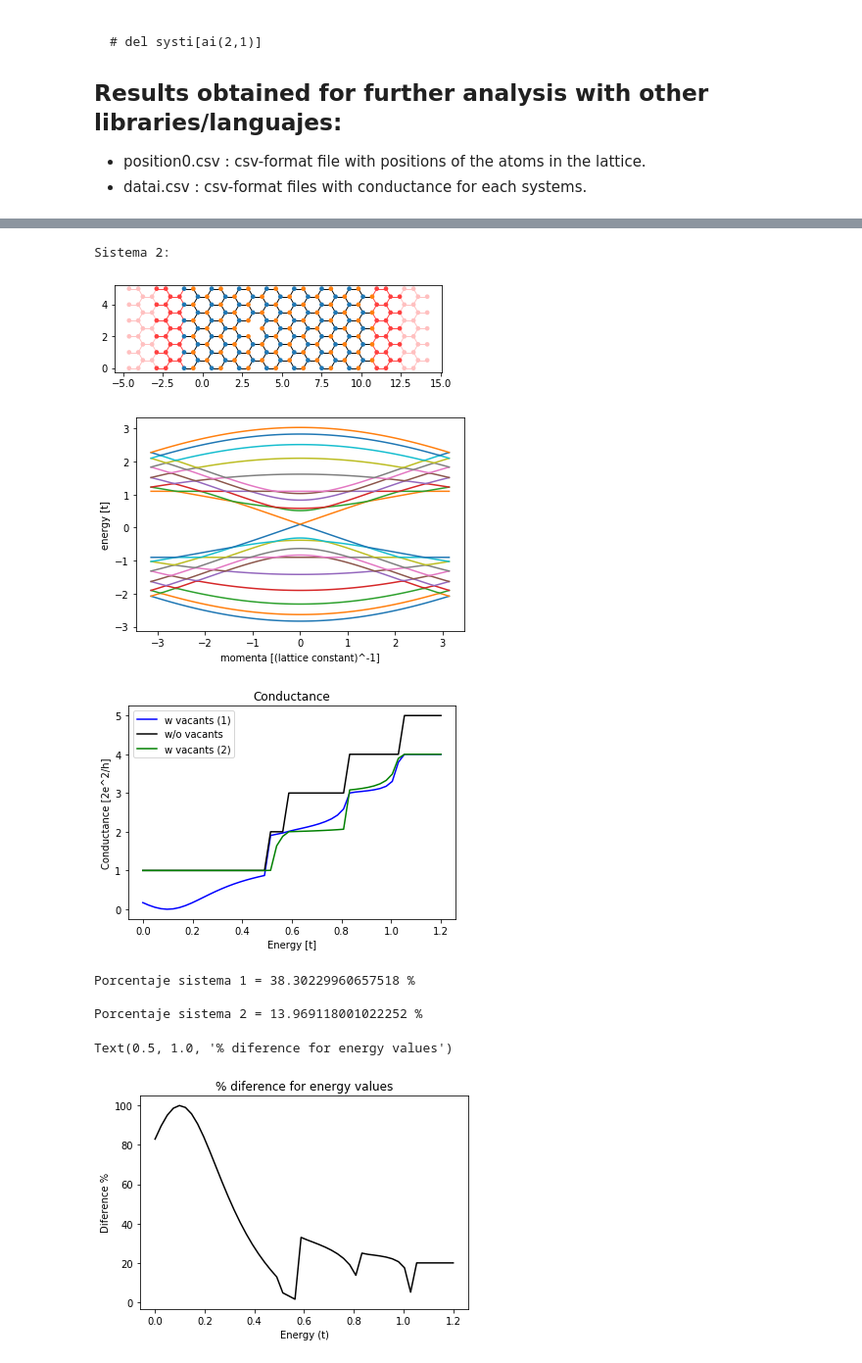
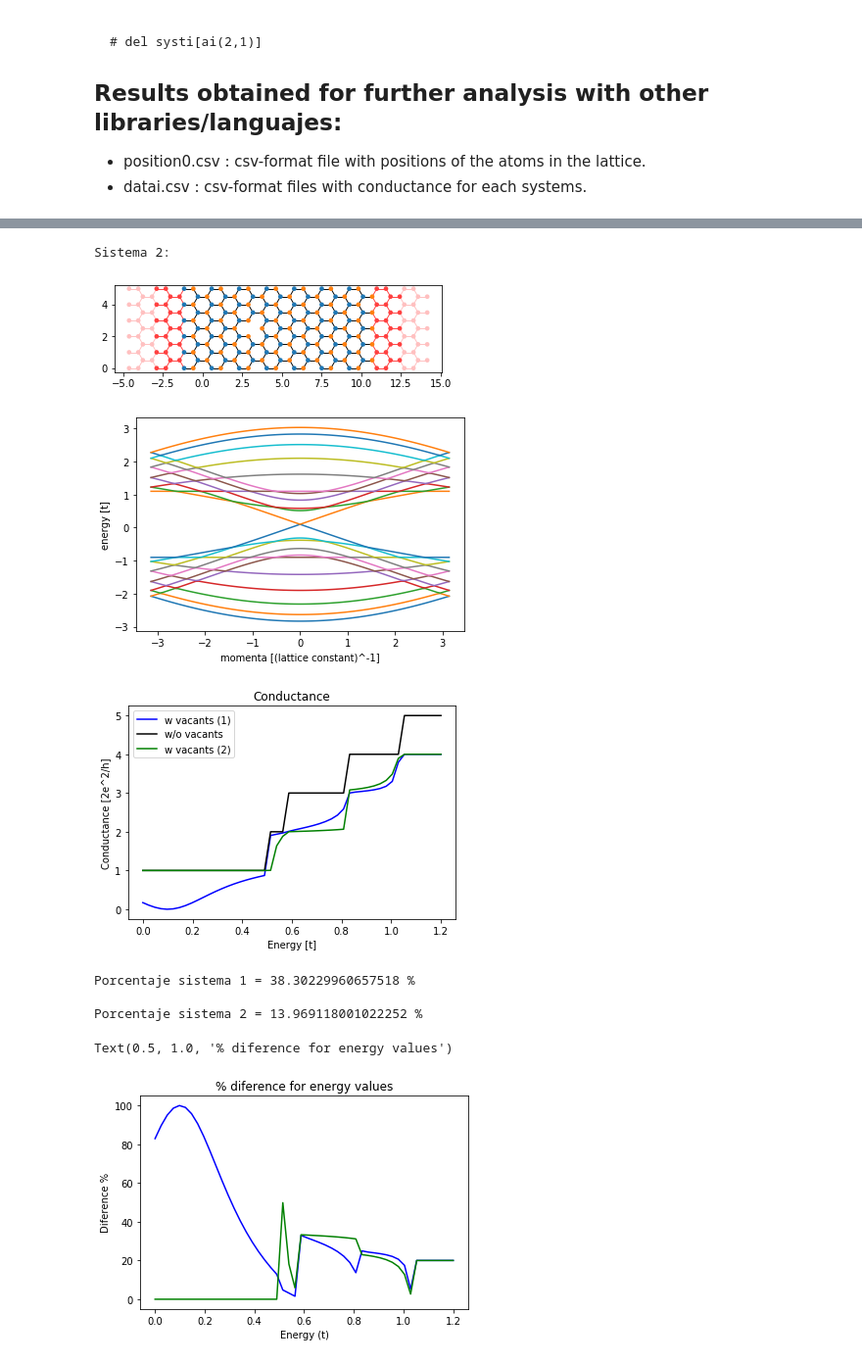
Before and after one commit to Iriansr/GrapheneQNR, a Jupyter notebook: ac_functionalstudy.ipynb, the cells around one changed output, grey strips where cells are left out. Shown: that part at 98% size. Drawn from its saved outputs; the diff is of its cells as text; code cells hidden in the pictures.

```diff
--- a/ac_functionalstudy.ipynb
+++ b/ac_functionalstudy.ipynb
@@ -242,7 +242,8 @@ print("Porcentaje sistema 2 = " + str(sum(p_dif1)*10/5) + " % \n" )
 # sum(p_dif)*10/5 is the value to maximize/minimize
 
 plt.figure()
-plt.plot(np.linspace(0, 1.2),p_dif*100, 'k')
+plt.plot(np.linspace(0, 1.2),p_dif*100, 'b')
+plt.plot(np.linspace(0,1.2), p_dif1*100, 'g')
 plt.xlabel("Energy (t)")
 plt.ylabel("Diference %")
 plt.title('% diference for energy values')
@@ -258,11 +259,11 @@ Subred B:
 Sistema 1:
 [figure]
 Sistema 2:
 [figure]
 [figure]
 [figure]
 Porcentaje sistema 1 = 38.30229960657518 %
 
 Porcentaje sistema 2 = 13.969118001022252 %
 Text(0.5, 1.0, '% diference for energy values')
-[figure, old version]
+[figure, new version]
```
Also changed, not shown: parts of 1 cell of this notebook.
